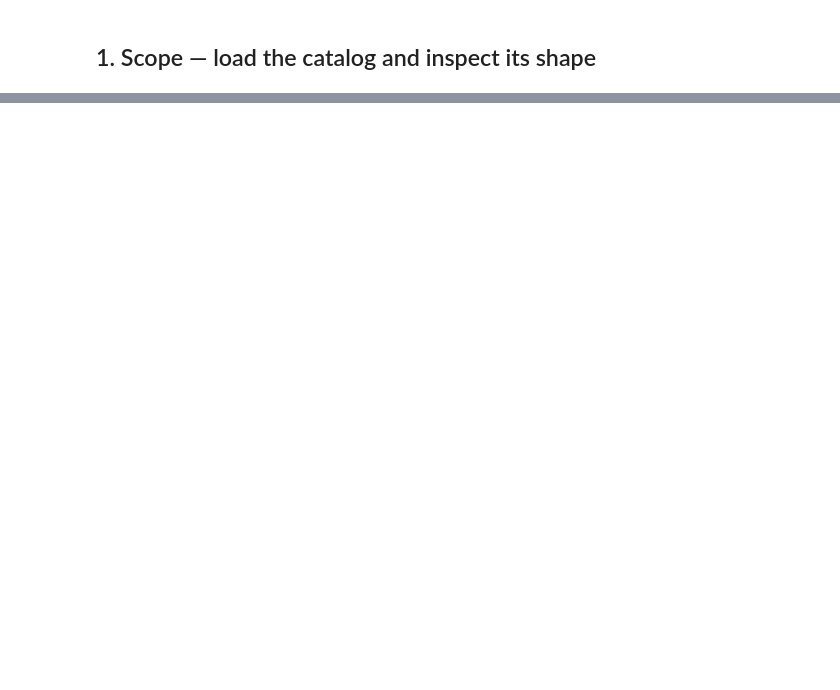
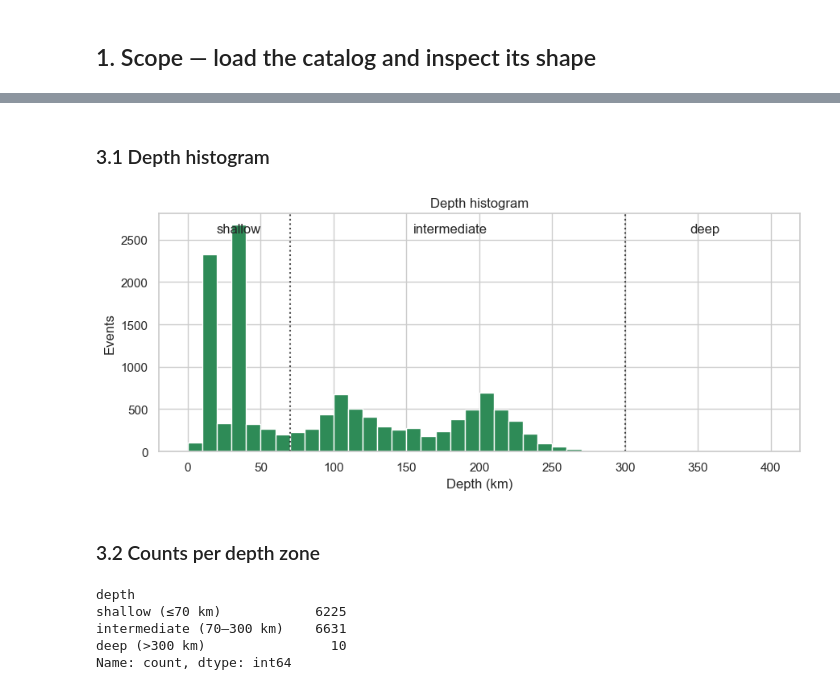
Before and after one commit to UsmanAhmed98/seismic-sequence-mining, a Jupyter notebook: notebooks/01_eda.ipynb, the cells around one changed output, grey strips where cells are left out. Drawn from its saved outputs; the diff is of its cells as text; code cells hidden in the pictures; blank space fills up the shorter version.

```diff
--- a/notebooks/01_eda.ipynb
+++ b/notebooks/01_eda.ipynb
@@ -335,0 +186,35 @@ catalog.
+# %% [markdown]
+### 3.1 Depth histogram
+# %%
+fig, ax = plt.subplots(figsize=(9, 4))
+ax.hist(catalog["depth"], bins=np.arange(0, 410, 10), color="seagreen", edgecolor="white")
+for boundary_km in (70, 300):
+    ax.axvline(boundary_km, color="black", ls=":", alpha=0.7)
+ax.set(xlabel="Depth (km)", ylabel="Events", title="Depth histogram")
+
+ymax = ax.get_ylim()[1]
+ax.text( 35, ymax * 0.92, "shallow",      ha="center")
+ax.text(180, ymax * 0.92, "intermediate", ha="center")
+ax.text(355, ymax * 0.92, "deep",         ha="center")
+
+plt.tight_layout()
+plt.savefig(FIG_DIR / "01_depth_histogram.png", dpi=120, bbox_inches="tight")
+plt.show()
+# %% [output]
+[figure, added]
+# %% [markdown]
+### 3.2 Counts per depth zone
+# %%
+depth_zone = pd.cut(
+    catalog["depth"],
+    bins=[-1, 70, 300, 800],
+    labels=["shallow (≤70 km)", "intermediate (70–300 km)", "deep (>300 km)"],
+)
+zone_counts = depth_zone.value_counts().sort_index()
+zone_counts
+# %% [output]
+depth
+shallow (≤70 km)            6225
+intermediate (70–300 km)    6631
+deep (>300 km)                10
+Name: count, dtype: int64
```
Also changed, not shown: parts of 54 cells of this notebook, 1 other file.
